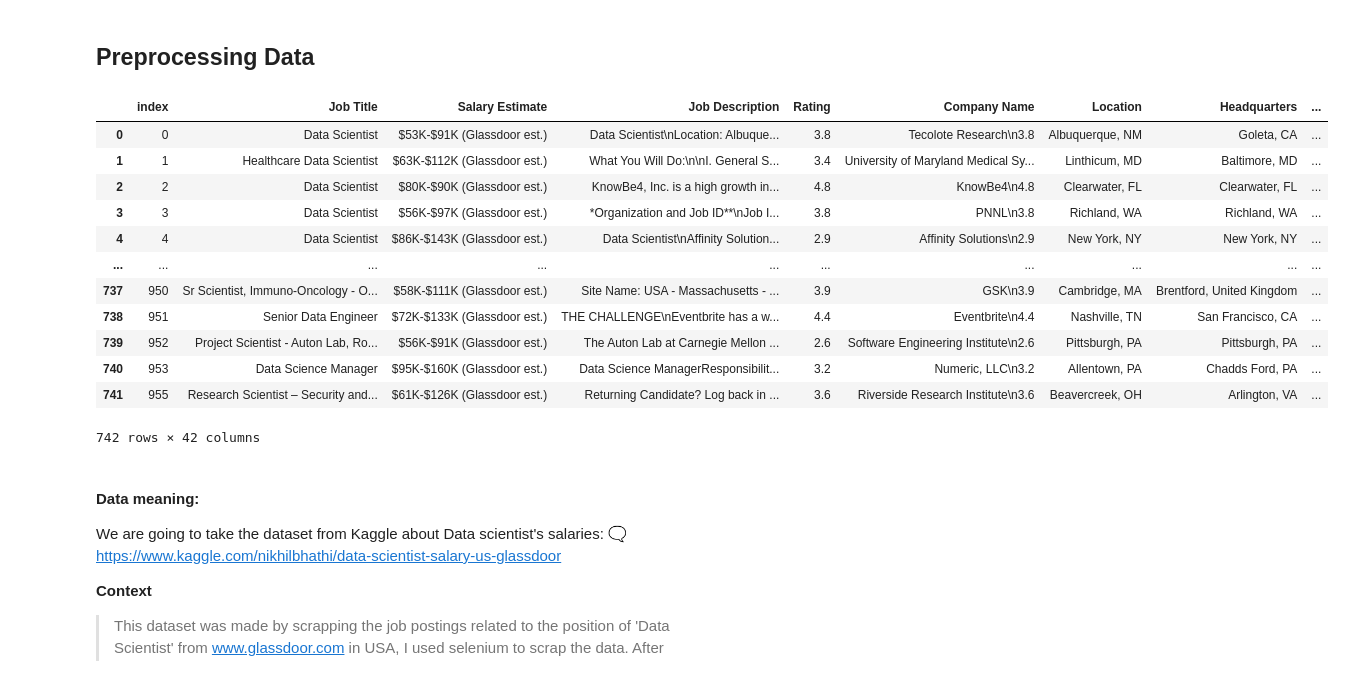
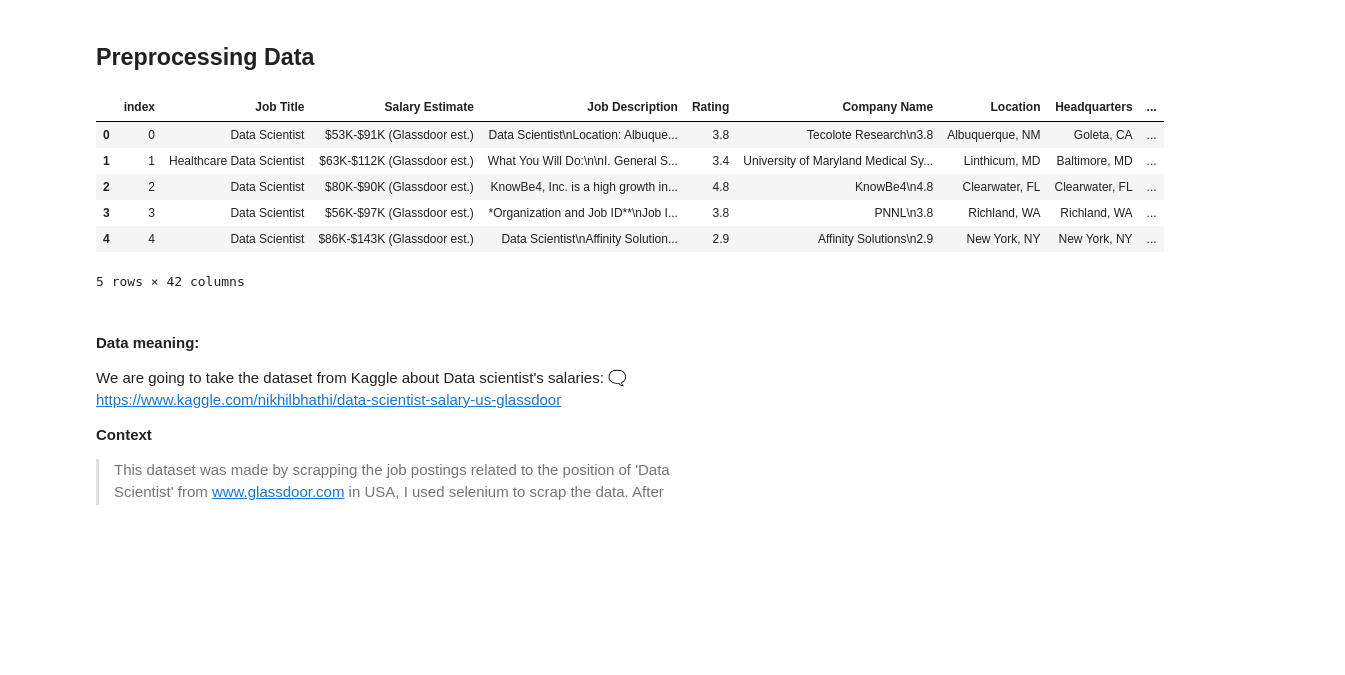
Before and after one commit to Javier-Alfonso-DS/S08_T01_Feature_Engineering, a Jupyter notebook: S08_T01_Feature_Engineering.ipynb, the cells around one changed output. Cells and saved outputs as stored; diff of their text form; code cells hidden in the pictures; blank space fills up the shorter version.

```diff
--- a/S08_T01_Feature_Engineering.ipynb
+++ b/S08_T01_Feature_Engineering.ipynb
@@ -79,21 +87,16 @@ def remove_outlier(df_in, col_name):
 # %%
 # Dataframe Import
 df = pd.read_csv('./data_cleaned_2021.csv')
-df
+df_complete = df
+df.head()
 # %% [output]
 |  | index | Job Title | Salary Estimate | Job Description | Rating | Company Name | Location | Headquarters | ... |
 | 0 | 0 | Data Scientist | $53K-$91K (Glassdoor est.) | Data Scientist\nLocation: Albuque... | 3.8 | Tecolote Research\n3.8 | Albuquerque, NM | Goleta, CA | ... |
 | 1 | 1 | Healthcare Data Scientist | $63K-$112K (Glassdoor est.) | What You Will Do:\n\nI. General S... | 3.4 | University of Maryland Medical Sy... | Linthicum, MD | Baltimore, MD | ... |
 | 2 | 2 | Data Scientist | $80K-$90K (Glassdoor est.) | KnowBe4, Inc. is a high growth in... | 4.8 | KnowBe4\n4.8 | Clearwater, FL | Clearwater, FL | ... |
 | 3 | 3 | Data Scientist | $56K-$97K (Glassdoor est.) | *Organization and Job ID**\nJob I... | 3.8 | PNNL\n3.8 | Richland, WA | Richland, WA | ... |
 | 4 | 4 | Data Scientist | $86K-$143K (Glassdoor est.) | Data Scientist\nAffinity Solution... | 2.9 | Affinity Solutions\n2.9 | New York, NY | New York, NY | ... |
-| ... | ... | ... | ... | ... | ... | ... | ... | ... | ... |
-| 737 | 950 | Sr Scientist, Immuno-Oncology - O... | $58K-$111K (Glassdoor est.) | Site Name: USA - Massachusetts - ... | 3.9 | GSK\n3.9 | Cambridge, MA | Brentford, United Kingdom | ... |
-| 738 | 951 | Senior Data Engineer | $72K-$133K (Glassdoor est.) | THE CHALLENGE\nEventbrite has a w... | 4.4 | Eventbrite\n4.4 | Nashville, TN | San Francisco, CA | ... |
-| 739 | 952 | Project Scientist - Auton Lab, Ro... | $56K-$91K (Glassdoor est.) | The Auton Lab at Carnegie Mellon ... | 2.6 | Software Engineering Institute\n2.6 | Pittsburgh, PA | Pittsburgh, PA | ... |
-| 740 | 953 | Data Science Manager | $95K-$160K (Glassdoor est.) | Data Science ManagerResponsibilit... | 3.2 | Numeric, LLC\n3.2 | Allentown, PA | Chadds Ford, PA | ... |
-| 741 | 955 | Research Scientist – Security and... | $61K-$126K (Glassdoor est.) | Returning Candidate? Log back in ... | 3.6 | Riverside Research Institute\n3.6 | Beavercreek, OH | Arlington, VA | ... |
-742 rows × 42 columns
+5 rows × 42 columns
 # %% [markdown]
 #### Data meaning:
 
```
Also changed, not shown: parts of 26 cells of this notebook, 13 other files.
